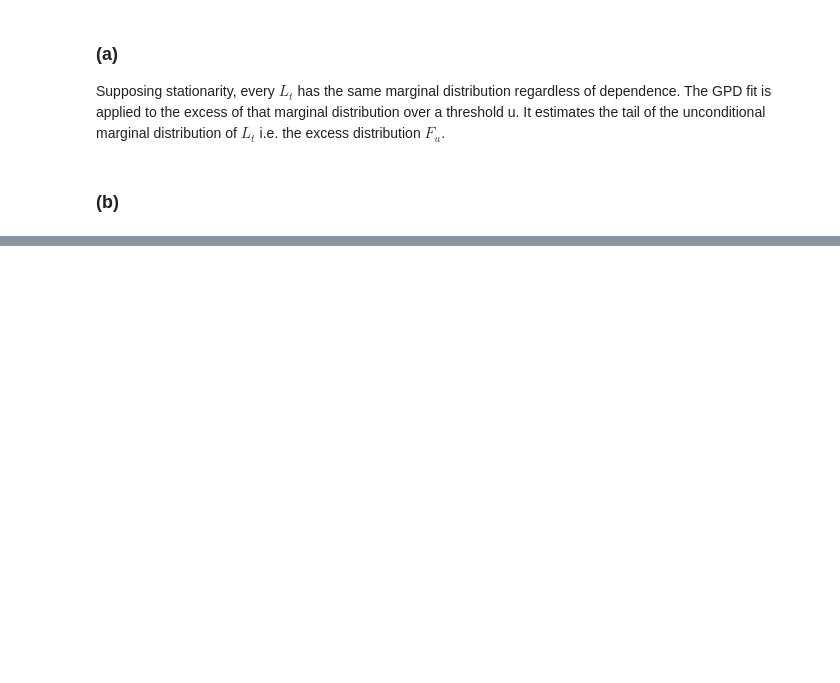
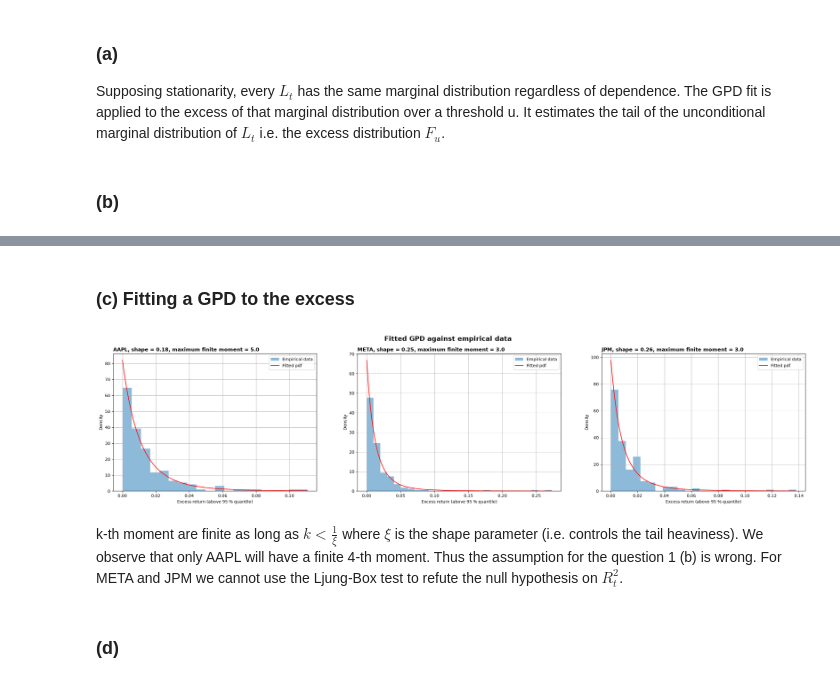
Before and after one commit to RomainFast121/quant-risk-project, a Jupyter notebook: Project_template.ipynb, the cells around one changed output, grey strips where cells are left out. Cells and saved outputs as stored; diff of their text form; code cells hidden in the pictures; blank space fills up the shorter version.

Commit message:
Question 6 part (b) and (c)

```diff
--- a/Project_template.ipynb
+++ b/Project_template.ipynb
@@ -462,0 +459,68 @@ plt.savefig("output/Q6_EVT")
+# %% [markdown]
+### (c) Fitting a GPD to the excess
+# %%
+# We want to fit a GPD using maximum likelihood considering the threshold q-95 of the data.
+# We use the genpareto.fit method (use the MLE per default)
+
+# 1. Get the data for the fit and graphical comparison
+# Recall u_dict contains the q-95 for each stock
+
+params = {
+    #  For a GPD : (shape, location, scale) (order returned by scipy.fit)
+}
+
+names = full_loss.columns.tolist()
+
+fig, axes = plt.subplots(
+        1, len(names),
+        figsize = (len(names) * 10, 6)
+    )
+
+plt.suptitle('Fitted GPD against empirical data', fontsize = 16, fontweight = 'bold')
+
+for i in range(len(names)):
+
+    name = names[i]
+
+    tmp = full_loss[name]
+
+    # 1.1
+    q95 = u_dict[name] # Get the quantile (i.e. threshold)
+    exced = tmp[tmp > q95] - q95 # Get exceedance data
+    exced = exced.sort_values() # Sort values for later plotting cleanliness
+    param = genpareto.fit(exced, floc = 0) # Fit the model, set location at 0
+
+    # Save param
+    params[name] = param
+
+    # 1.2 Comparing empirical and fitted
+
+    # Get pdf
+    y = genpareto.pdf(exced, param[0], param[1], param[2])
+
+    # Graphical display
+    ax = axes[i]
+
+    ax.set_title(
+        label =  f'{name}, shape = {param[0]:.2f}, maximum finite moment = {1 // param[0]}',
+        loc = 'left', fontweight = 'bold'
+    )
+
+    ax.set(
+        xlabel = 'Excess return (above 95 % quantile)',
+        ylabel = 'Density'
+    )
+
+    ax.hist(exced, density = True, bins = 'auto', histtype='stepfilled', label = 'Empirical data', alpha = 0.5)
+    ax.plot(exced, y, label='Fitted pdf', color = 'red')
+    ax.grid()
+    ax.legend()
+
+plt.savefig('output/Q6_3_fittedGPD')
+plt.show()
+# %% [output]
+[figure, added]
+# %% [markdown]
+k-th moment are finite as long as  $k < \frac{1}{\xi}$ where $\xi$ is the shape parameter (i.e. controls the tail heaviness). We observe that only AAPL will have a finite 4-th moment. Thus the assumption for the question 1 (b) is wrong. For META and JPM we cannot use the Ljung-Box test to refute the null hypothesis on $R_t^2$.
+# %% [markdown]
+### (d)
```
Also changed, not shown: parts of 7 cells of this notebook, 6 other files.
